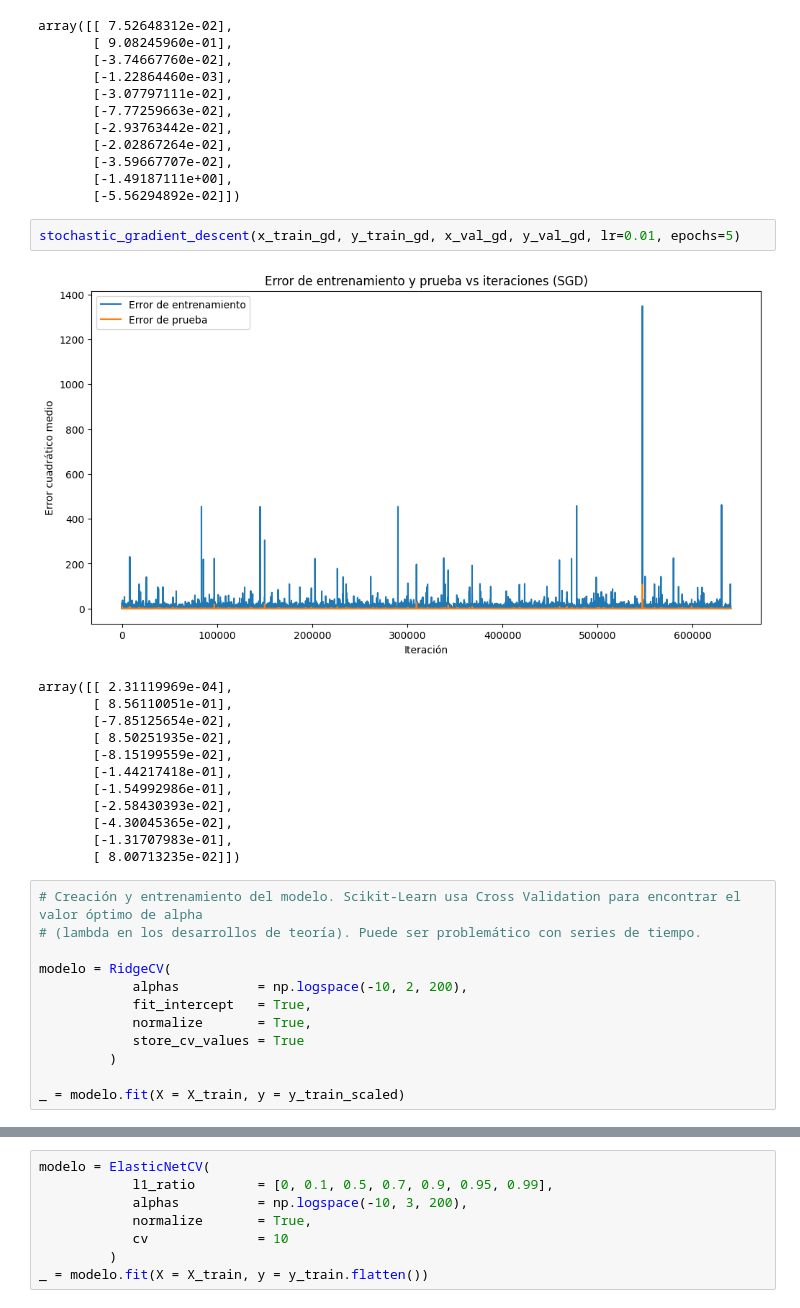
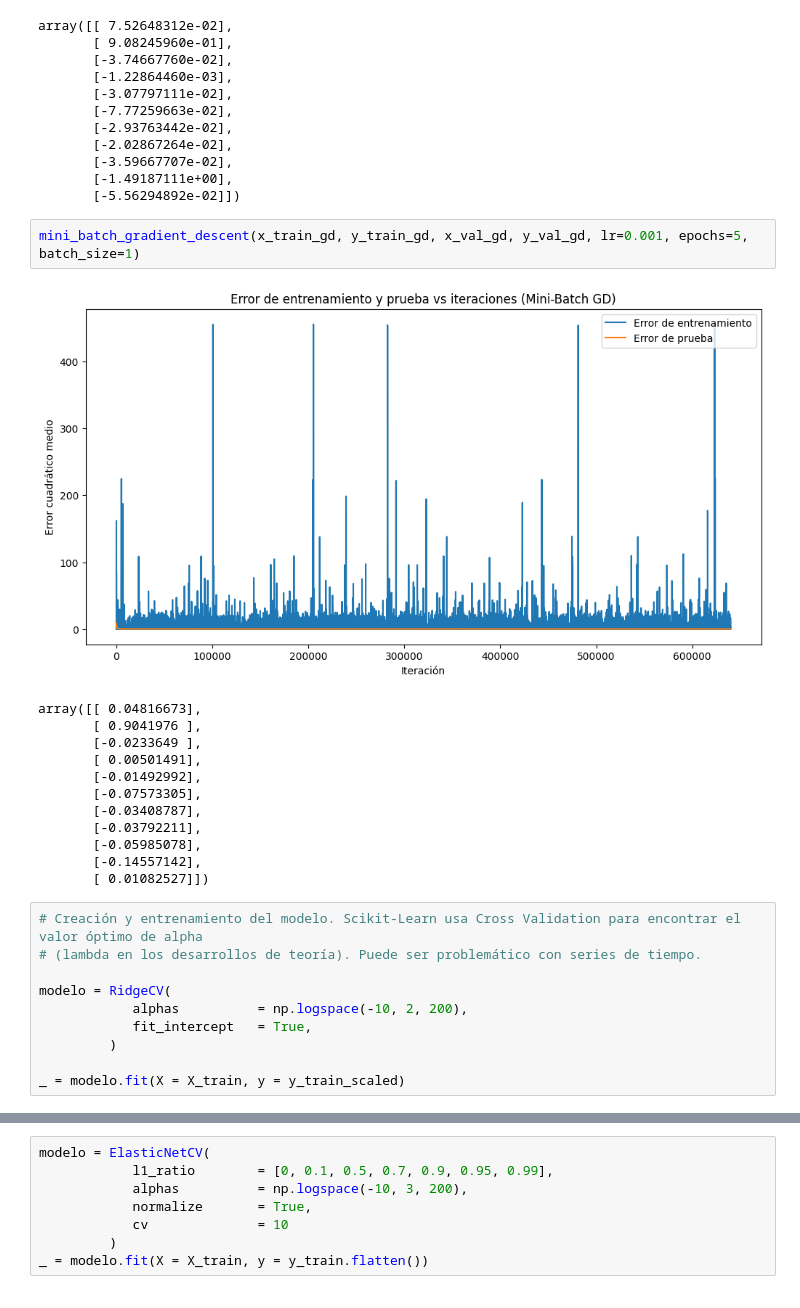
Before and after one commit to FedeZ2008/AA1-TUIA-2025C2-LEON-ZIMMER, a Jupyter notebook: TP1_Regresion.ipynb, the cells around one changed output, grey strips where cells are left out. Drawn from its saved outputs; the diff is of its cells as text.

```diff
--- a/TP1_Regresion.ipynb
+++ b/TP1_Regresion.ipynb
@@ -1652,21 +657,21 @@ array([[ 7.52648312e-02],
        [-3.59667707e-02],
        [-1.49187111e+00],
        [-5.56294892e-02]])
-# %%
-stochastic_gradient_descent(x_train_gd, y_train_gd, x_val_gd, y_val_gd, lr=0.01, epochs=5)
-# %% [output]
-[figure, removed]
-array([[ 2.31119969e-04],
-       [ 8.56110051e-01],
-       [-7.85125654e-02],
-       [ 8.50251935e-02],
-       [-8.15199559e-02],
-       [-1.44217418e-01],
-       [-1.54992986e-01],
-       [-2.58430393e-02],
-       [-4.30045365e-02],
-       [-1.31707983e-01],
-       [ 8.00713235e-02]])
+# %%
+mini_batch_gradient_descent(x_train_gd, y_train_gd, x_val_gd, y_val_gd, lr=0.001, epochs=5, batch_size=1)
+# %% [output]
+[figure, added]
+array([[ 0.04816673],
+       [ 0.9041976 ],
+       [-0.0233649 ],
+       [ 0.00501491],
+       [-0.01492992],
+       [-0.07573305],
+       [-0.03408787],
+       [-0.03792211],
+       [-0.05985078],
+       [-0.14557142],
+       [ 0.01082527]])
 # %%
 # Creación y entrenamiento del modelo. Scikit-Learn usa Cross Validation para encontrar el valor óptimo de alpha
 # (lambda en los desarrollos de teoría). Puede ser problemático con series de tiempo.
@@ -1674,8 +679,6 @@ array([[ 2.31119969e-04],
 modelo = RidgeCV(
             alphas          = np.logspace(-10, 2, 200),
             fit_intercept   = True,
-            normalize       = True,
-            store_cv_values = True
          )
 
 _ = modelo.fit(X = X_train, y = y_train_scaled)
```
Also changed, not shown: parts of 58 cells of this notebook.
